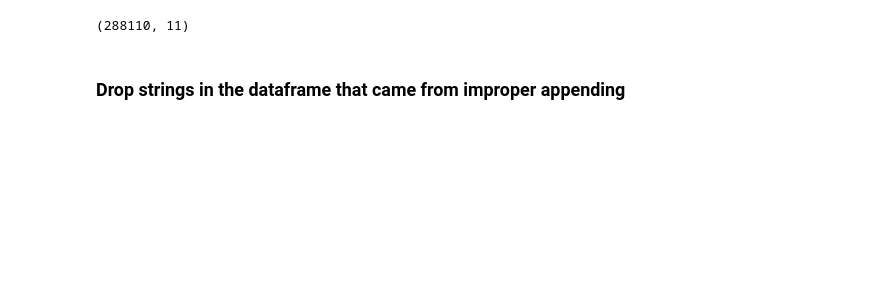
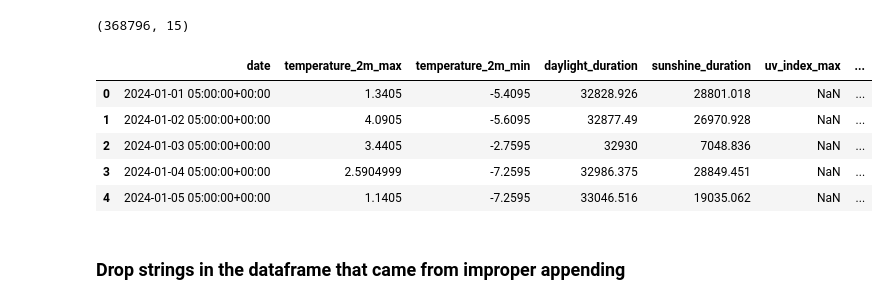
Before and after one commit to DamarTheMunginizer/New-York-State-Energy-Consumption, a Jupyter notebook: Project-5.ipynb, the cells around one changed output. Drawn from its saved outputs; the diff is of its cells as text; code cells hidden in the pictures; blank space fills up the shorter version.

```diff
--- a/Project-5.ipynb
+++ b/Project-5.ipynb
@@ -17,10 +17,17 @@ from sklearn.decomposition import PCA
 
 np.random.seed(42)
 # %%
-weather = pd.read_csv('./data/new-york-weather.csv',header = None)
-weather.columns = ['date',"daylight_duration","sunshine_duration","rain_sum","showers_sum",
-                   "snowfall_sum","precipitation_hours","wind_speed_10m_max","wind_gusts_10m_max","latitude","longitude"]
+weather = pd.read_csv('./data/new-new-york-weather.csv')
 weather.shape
 # %% [output]
-(288110, 11)
+(368796, 15)
+# %%
+weather.head()
+# %% [output]
+|  | date | temperature_2m_max | temperature_2m_min | daylight_duration | sunshine_duration | uv_index_max | ... |
+| 0 | 2024-01-01 05:00:00+00:00 | 1.3405 | -5.4095 | 32828.926 | 28801.018 | NaN | ... |
+| 1 | 2024-01-02 05:00:00+00:00 | 4.0905 | -5.6095 | 32877.49 | 26970.928 | NaN | ... |
+| 2 | 2024-01-03 05:00:00+00:00 | 3.4405 | -2.7595 | 32930 | 7048.836 | NaN | ... |
+| 3 | 2024-01-04 05:00:00+00:00 | 2.5904999 | -7.2595 | 32986.375 | 28849.451 | NaN | ... |
+| 4 | 2024-01-05 05:00:00+00:00 | 1.1405 | -7.2595 | 33046.516 | 19035.062 | NaN | ... |
 # %%
```
Also changed, not shown: parts of 13 cells of this notebook, 1 other file.
